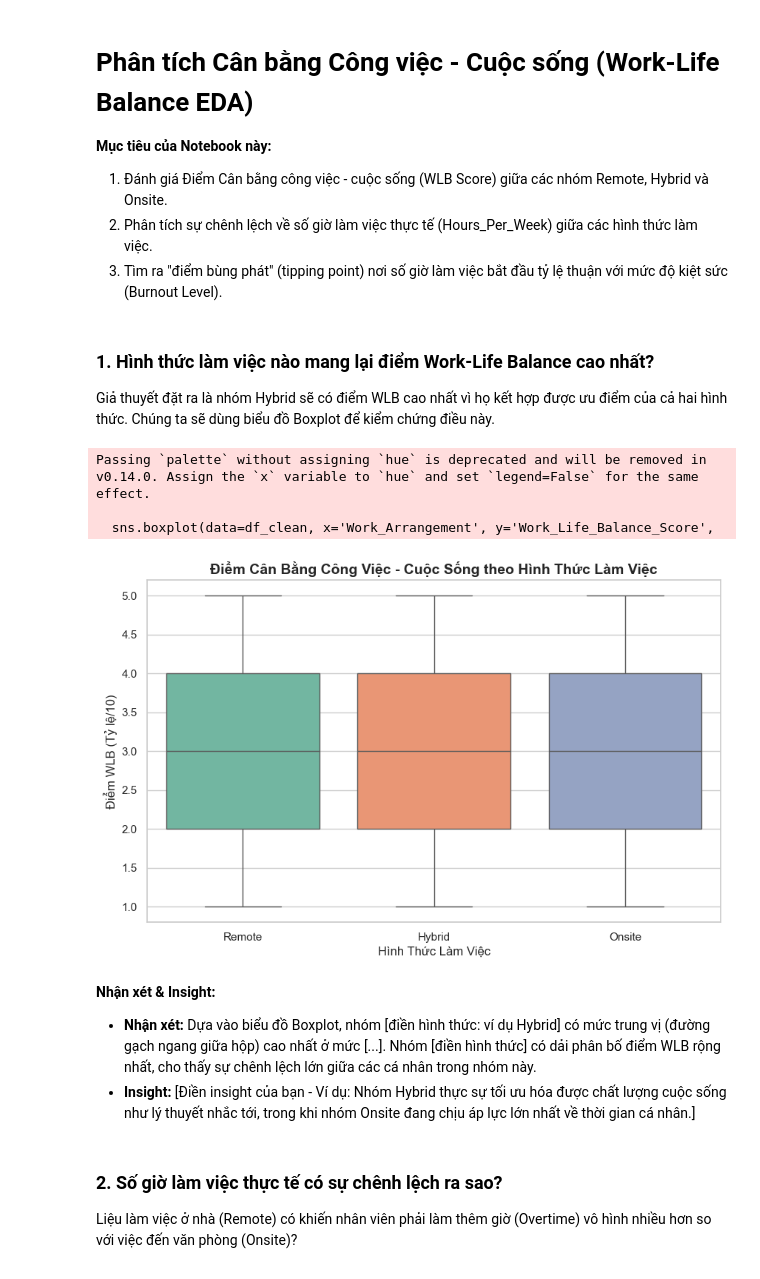
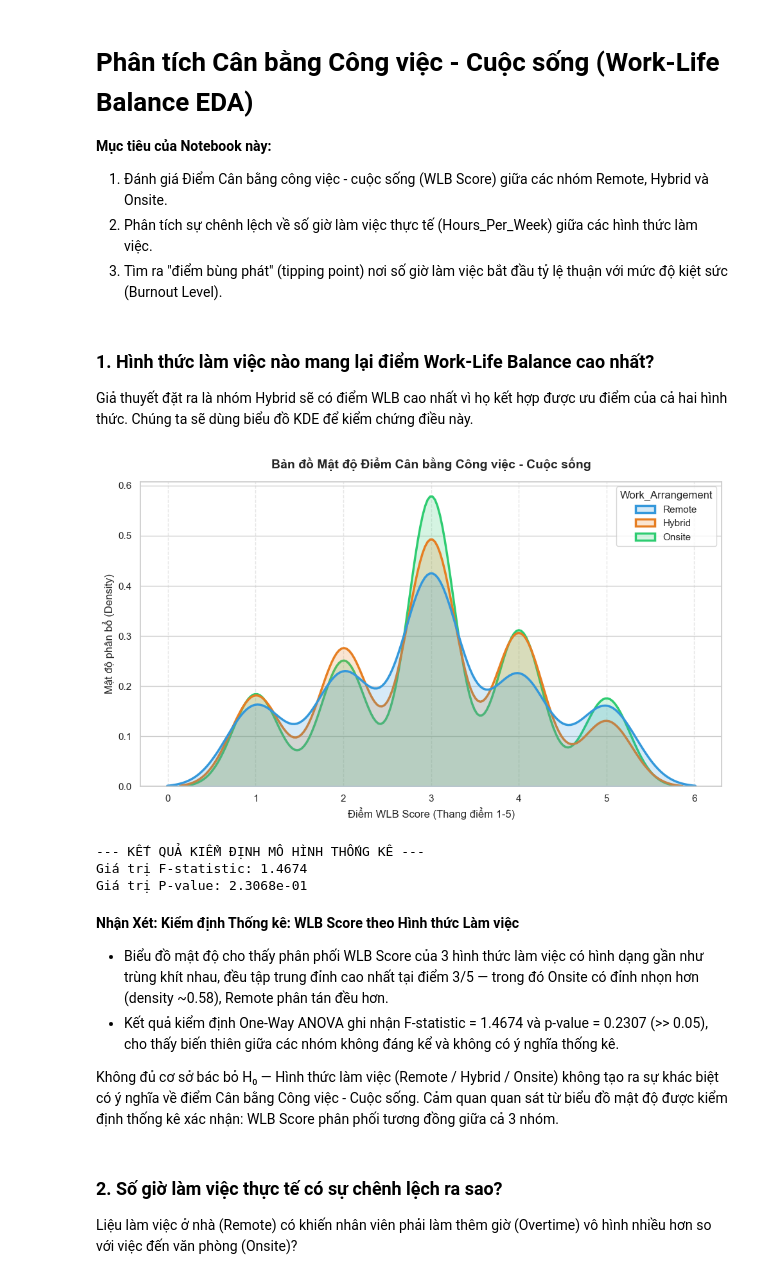
Before and after one commit to rahien123/Restaraunt-Rating-Prediction-, a Jupyter notebook: notebooks/EDA_Work_Life_Balance.ipynb, the cells around one changed output. Cells and saved outputs as stored; diff of their text form; code cells hidden in the pictures.

```diff
--- a/notebooks/EDA_Work_Life_Balance.ipynb
+++ b/notebooks/EDA_Work_Life_Balance.ipynb
@@ -21,25 +21,62 @@ df = load_raw_data()
 df_clean = get_da_data(df)
 # %% [markdown]
 ### 1. Hình thức làm việc nào mang lại điểm Work-Life Balance cao nhất?
-Giả thuyết đặt ra là nhóm Hybrid sẽ có điểm WLB cao nhất vì họ kết hợp được ưu điểm của cả hai hình thức. Chúng ta sẽ dùng biểu đồ Boxplot để kiểm chứng điều này.
+Giả thuyết đặt ra là nhóm Hybrid sẽ có điểm WLB cao nhất vì họ kết hợp được ưu điểm của cả hai hình thức. Chúng ta sẽ dùng biểu đồ KDE để kiểm chứng điều này.
-# %%
-plt.figure(figsize=(10, 6))
-sns.boxplot(data=df_clean, x='Work_Arrangement', y='Work_Life_Balance_Score',
-            order=['Remote', 'Hybrid', 'Onsite'], palette='Set2')
-
-plt.title('Điểm Cân Bằng Công Việc - Cuộc Sống theo Hình Thức Làm Việc', fontsize=14, fontweight='bold')
-plt.xlabel('Hình Thức Làm Việc', fontsize=12)
-plt.ylabel('Điểm WLB (Tỷ lệ/10)', fontsize=12)
-plt.show()
-# %% [output]
-Passing `palette` without assigning `hue` is deprecated and will be removed in v0.14.0. Assign the `x` variable to `hue` and set `legend=False` for the same effect.
-
-  sns.boxplot(data=df_clean, x='Work_Arrangement', y='Work_Life_Balance_Score',
-[figure, removed]
+# %%
+import matplotlib.pyplot as plt
+import seaborn as sns
+
+plt.figure(figsize=(10, 6))
+
+# Cấu hình màu sắc đồng nhất
+colors_work = {'Remote': '#3498db', 'Hybrid': '#e67e22', 'Onsite': '#2ecc71'}
+
+# Vẽ biểu đồ mật độ phân phối xếp chồng
+sns.kdeplot(
+    data=df_clean,
+    x='Work_Life_Balance_Score',
+    hue='Work_Arrangement',
+    hue_order=['Remote', 'Hybrid', 'Onsite'],
+    palette=colors_work,
+    fill=True,          # Đổ bóng vùng dưới đường cong
+    alpha=0.2,          # Độ trong suốt để không bị che nhau
+    linewidth=2.5,
+    common_norm=False   # Chuẩn hóa độc lập cho từng nhóm để so sánh công bằng
+)
+
+plt.title('Bản đồ Mật độ Điểm Cân bằng Công việc - Cuộc sống', fontsize=14, pad=15, fontweight='bold')
+plt.xlabel('Điểm WLB Score (Thang điểm 1-5)', fontsize=12)
+plt.ylabel('Mật độ phân bổ (Density)', fontsize=12)
+plt.grid(axis='x', linestyle='--', alpha=0.5)
+
+plt.tight_layout()
+plt.show()
+# %% [output]
+[figure, added]
+# %%
+import scipy.stats as stats
+
+# Tách dữ liệu thành 3 nhóm độc lập
+remote_wlb = df_clean[df_clean['Work_Arrangement'] == 'Remote']['Work_Life_Balance_Score']
+hybrid_wlb = df_clean[df_clean['Work_Arrangement'] == 'Hybrid']['Work_Life_Balance_Score']
+onsite_wlb = df_clean[df_clean['Work_Arrangement'] == 'Onsite']['Work_Life_Balance_Score']
+
+# Thực hiện kiểm định ANOVA một yếu tố (One-way ANOVA)
+f_stat, p_val = stats.f_oneway(remote_wlb, hybrid_wlb, onsite_wlb)
+
+print("--- KẾT QUẢ KIỂM ĐỊNH MÔ HÌNH THỐNG KÊ ---")
+print(f"Giá trị F-statistic: {f_stat:.4f}")
+print(f"Giá trị P-value: {p_val:.4e}")
+# %% [output]
+--- KẾT QUẢ KIỂM ĐỊNH MÔ HÌNH THỐNG KÊ ---
+Giá trị F-statistic: 1.4674
+Giá trị P-value: 2.3068e-01
 # %% [markdown]
-**Nhận xét & Insight:**
-* **Nhận xét:** Dựa vào biểu đồ Boxplot, nhóm [điền hình thức: ví dụ Hybrid] có mức trung vị (đường gạch ngang giữa hộp) cao nhất ở mức [...]. Nhóm [điền hình thức] có dải phân bố điểm WLB rộng nhất, cho thấy sự chênh lệch lớn giữa các cá nhân trong nhóm này.
-* **Insight:** [Điền insight của bạn - Ví dụ: Nhóm Hybrid thực sự tối ưu hóa được chất lượng cuộc sống như lý thuyết nhắc tới, trong khi nhóm Onsite đang chịu áp lực lớn nhất về thời gian cá nhân.]
+**Nhận Xét: Kiểm định Thống kê: WLB Score theo Hình thức Làm việc**
+* Biểu đồ mật độ cho thấy phân phối WLB Score của 3 hình thức làm việc có hình dạng gần như trùng khít nhau, đều tập trung đỉnh cao nhất tại điểm 3/5 — trong đó Onsite có đỉnh nhọn hơn (density ~0.58), Remote phân tán đều hơn.
+* Kết quả kiểm định One-Way ANOVA ghi nhận F-statistic = 1.4674 và p-value = 0.2307 (>> 0.05), cho thấy biến thiên giữa các nhóm không đáng kể và không có ý nghĩa thống kê.
+
+Không đủ cơ sở bác bỏ H₀ — Hình thức làm việc (Remote / Hybrid / Onsite) không tạo ra sự khác biệt có ý nghĩa về điểm Cân bằng Công việc - Cuộc sống. Cảm quan quan sát từ biểu đồ mật độ được kiểm định thống kê xác nhận: WLB Score phân phối tương đồng giữa cả 3 nhóm.
 # %% [markdown]
 ### 2. Số giờ làm việc thực tế có sự chênh lệch ra sao?
 Liệu làm việc ở nhà (Remote) có khiến nhân viên phải làm thêm giờ (Overtime) vô hình nhiều hơn so với việc đến văn phòng (Onsite)?
```
Also changed, not shown: parts of 5 cells of this notebook.
